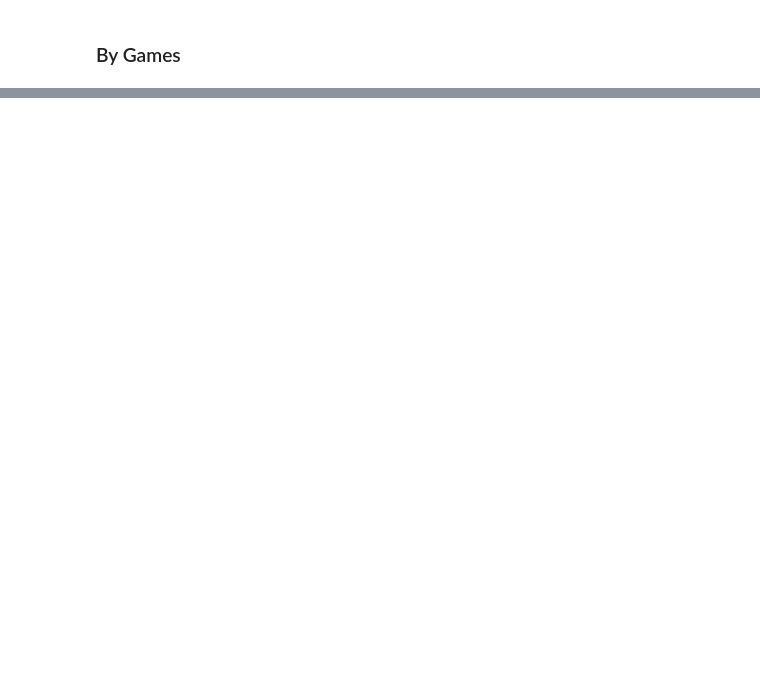
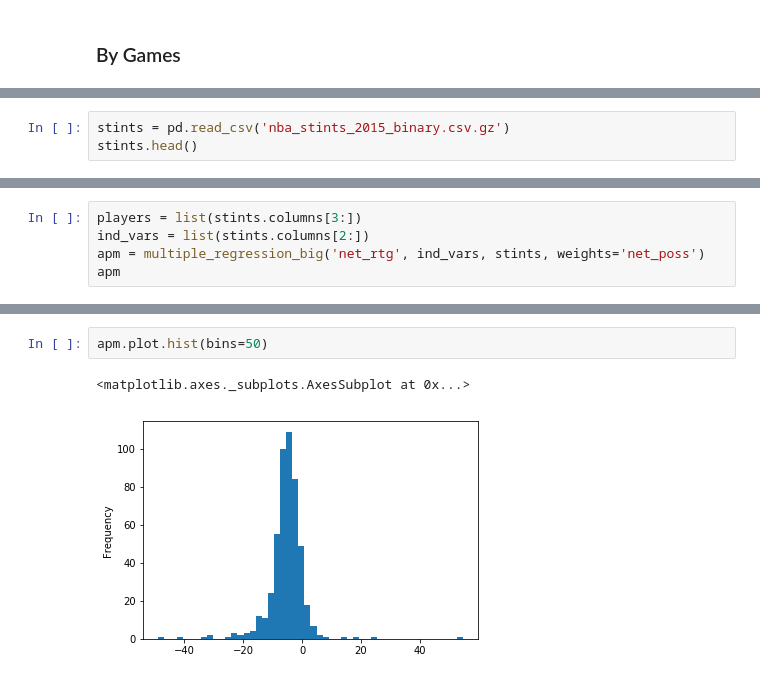
Before and after one commit to apapanico/LS88, a Jupyter notebook: Demos/regression/Demo - Regression Modelling.ipynb, the cells around one changed output, grey strips where cells are left out. Cells and saved outputs as stored; diff of their text form; blank space fills up the shorter version.

```diff
--- a/Demos/regression/Demo - Regression Modelling.ipynb
+++ b/Demos/regression/Demo - Regression Modelling.ipynb
@@ -287,0 +162,3 @@ dtype: float64
+# %%
+stints = pd.read_csv('nba_stints_2015_binary.csv.gz')
+stints.head()
@@ -287,0 +173,5 @@ dtype: float64
+# %%
+players = list(stints.columns[3:])
+ind_vars = list(stints.columns[2:])
+apm = multiple_regression_big('net_rtg', ind_vars, stints, weights='net_poss')
+apm
@@ -287,0 +196,5 @@ dtype: float64
+# %%
+apm.plot.hist(bins=50)
+# %% [output]
+<matplotlib.axes._subplots.AxesSubplot at 0x...>
+[figure, added]
```
Also changed, not shown: parts of 40 cells of this notebook, 7 other files.
